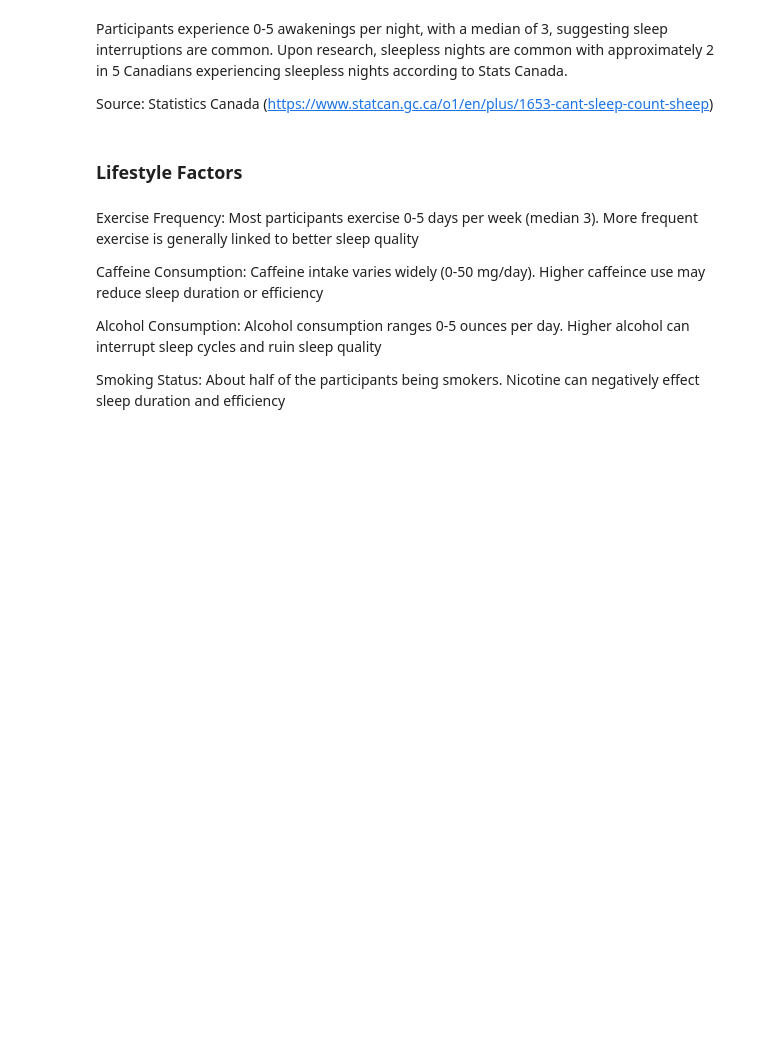
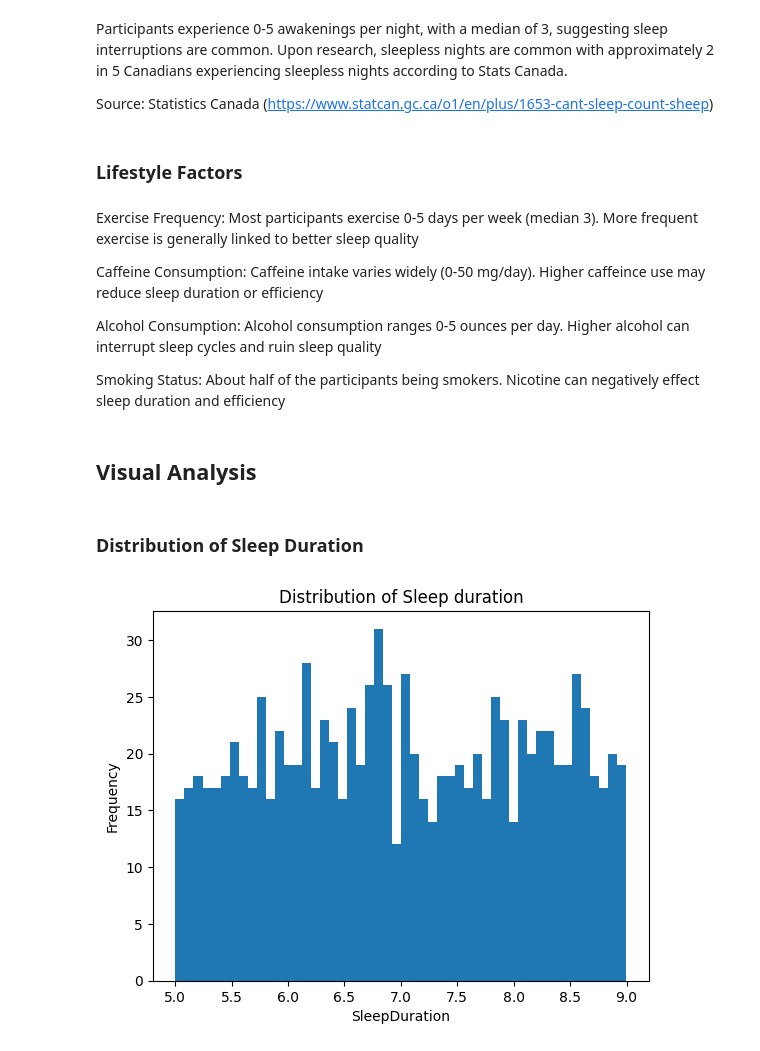
Before and after one commit to umair011/BABI4005BProject, a Jupyter notebook: BABI4005BabyProject.ipynb, the cells around one changed output. Drawn from its saved outputs; the diff is of its cells as text; code cells hidden in the pictures; blank space fills up the shorter version.

Commit message:
Added visualizations

```diff
--- a/BABI4005BabyProject.ipynb
+++ b/BABI4005BabyProject.ipynb
@@ -122,3 +115,17 @@ Caffeine Consumption: Caffeine intake varies widely (0-50 mg/day). Higher caffei
 Alcohol Consumption: Alcohol consumption ranges 0-5 ounces per day. Higher alcohol can interrupt sleep cycles and ruin sleep quality
 
 Smoking Status: About half of the participants being smokers. Nicotine can negatively effect sleep duration and efficiency
+# %% [markdown]
+## Visual Analysis
+# %% [markdown]
+### Distribution of Sleep Duration
+# %%
+plt.hist(df["SleepDuration"], bins=50)
+
+plt.xlabel("SleepDuration")
+plt.ylabel("Frequency")
+plt.title("Distribution of Sleep duration")
+
+plt.show()
+# %% [output]
+[figure, added]
```
Also changed, not shown: parts of 11 cells of this notebook.
